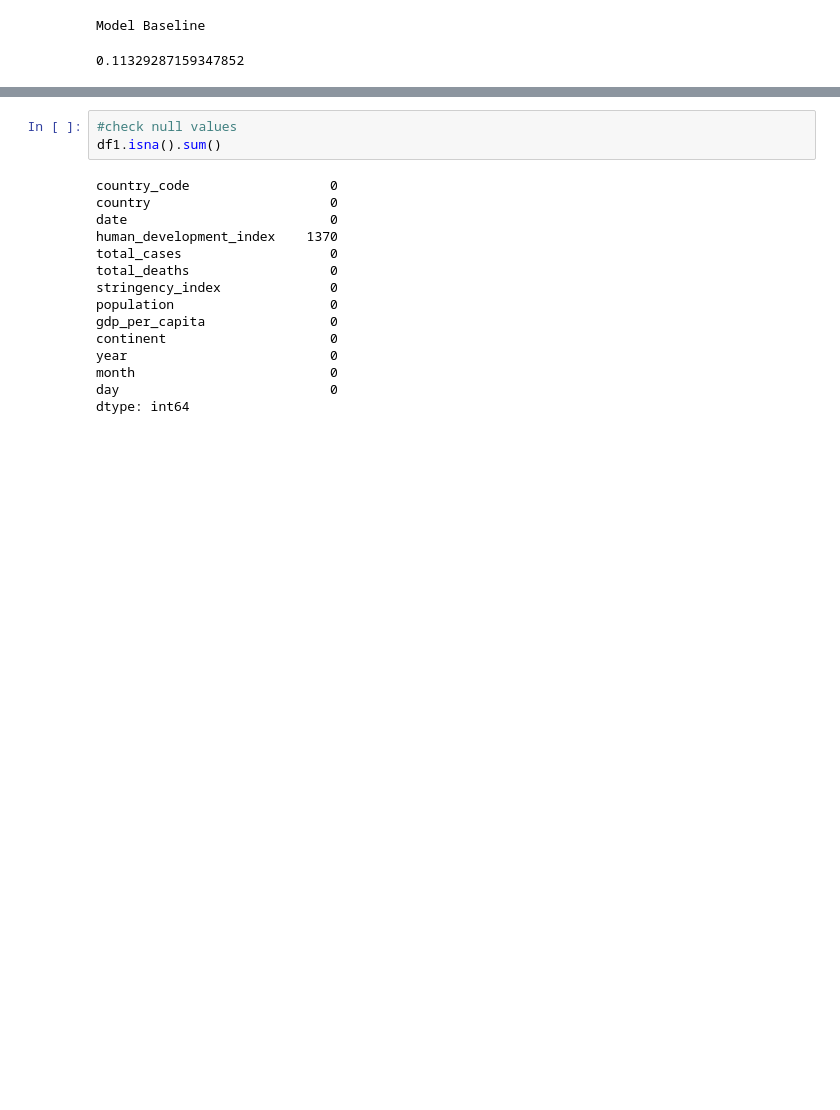
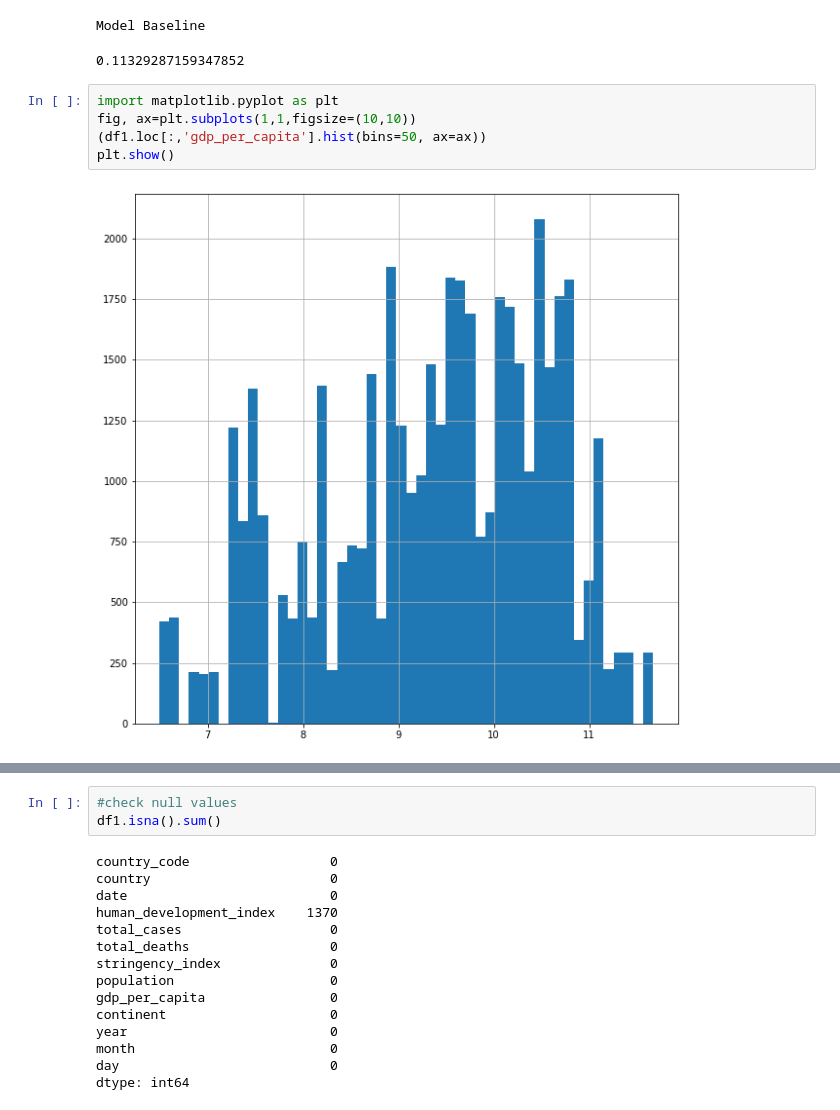
Before and after one commit to faro7ah/Impact-of-Covid-19-in-a-global-economy-Data-Science-Bootcamp-Capstone-Project-SDA-Coding-Dojo, a Jupyter notebook: DS_Bootcamp_Impact_of_Covid_19(Capstone_Project).ipynb, the cells around one changed output, grey strips where cells are left out. Drawn from its saved outputs; the diff is of its cells as text; blank space fills up the shorter version.

```diff
--- a/DS_Bootcamp_Impact_of_Covid_19(Capstone_Project).ipynb
+++ b/DS_Bootcamp_Impact_of_Covid_19(Capstone_Project).ipynb
@@ -754,3 +811,10 @@ baseline
 # %% [output]
 Model Baseline
 0.11329287159347852
+# %%
+import matplotlib.pyplot as plt
+fig, ax=plt.subplots(1,1,figsize=(10,10))
+(df1.loc[:,'gdp_per_capita'].hist(bins=50, ax=ax))
+plt.show()
+# %% [output]
+[figure, added]
```
Also changed, not shown: parts of 51 cells of this notebook.
